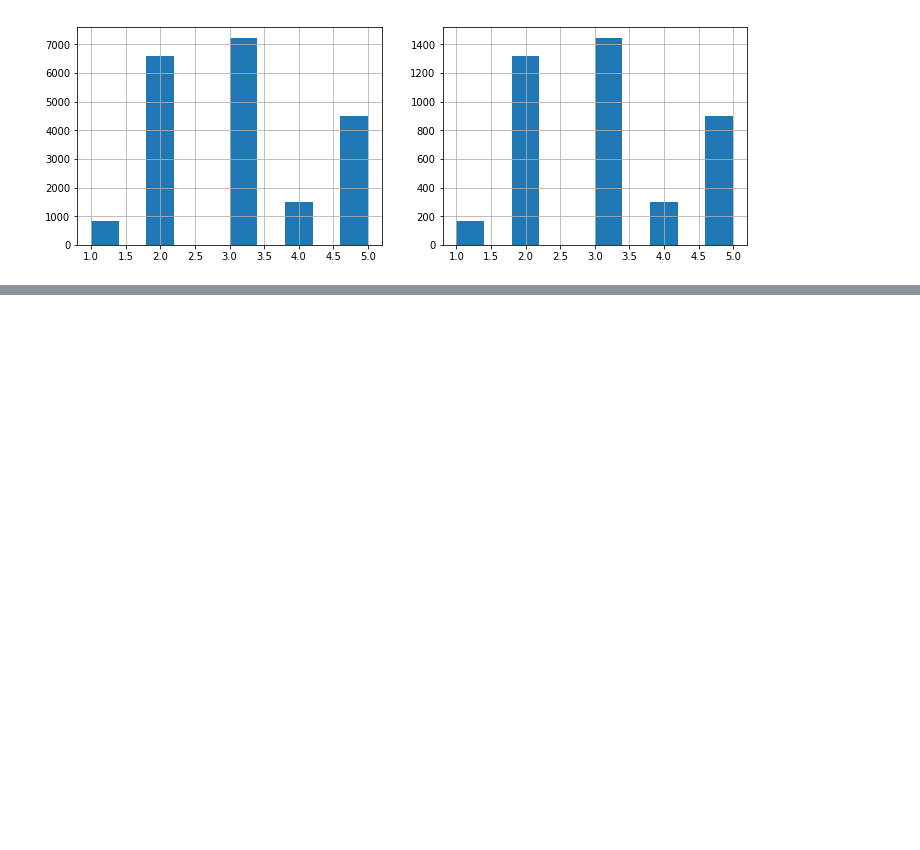
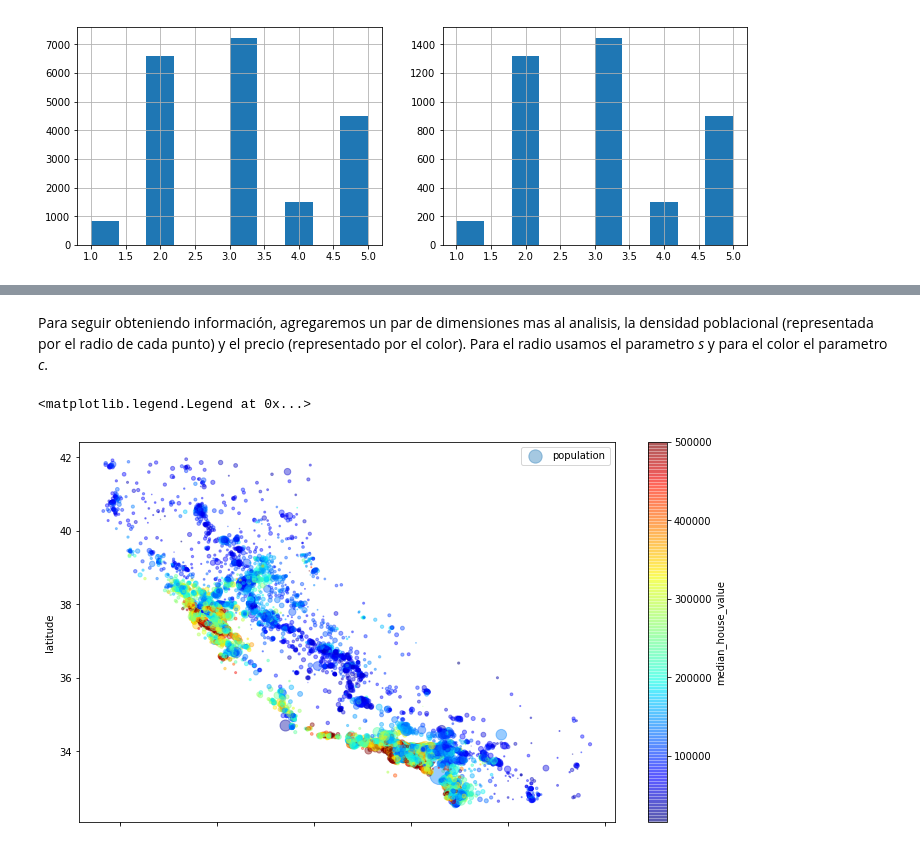
Before and after one commit to moyarzunsil/Intro_ML, a Jupyter notebook: 02 - Pasos de un proyecto de ML.ipynb, the cells around one changed output, grey strips where cells are left out. Saved outputs shown, nothing was run; the diff lists cells and outputs as text; code cells hidden in the pictures; blank space fills up the shorter version.

Commit message:
modificado el notebook 2, se empieza seccion 3, se agrega una carpeta assets y el mapa de california

```diff
--- a/02 - Pasos de un proyecto de ML.ipynb
+++ b/02 - Pasos de un proyecto de ML.ipynb
@@ -228,0 +272,10 @@ Name: income_cat, dtype: float64
+# %% [markdown]
+Para seguir obteniendo información, agregaremos un par de dimensiones mas al analisis, la densidad poblacional (representada por el radio de cada punto) y el precio (representado por el color). Para el radio usamos el parametro *s* y para el color el parametro *c*.
+# %%
+housing.plot(kind="scatter", x="longitude", y="latitude", alpha=0.4,
+            s=housing["population"]/100, label="population", figsize=(12,7),
+            c="median_house_value", cmap=plt.get_cmap("jet"), colorbar="True")
+plt.legend()
+# %% [output]
+<matplotlib.legend.Legend at 0x...>
+[figure, added]
```
Also changed, not shown: parts of 8 cells of this notebook, 3 other files.
